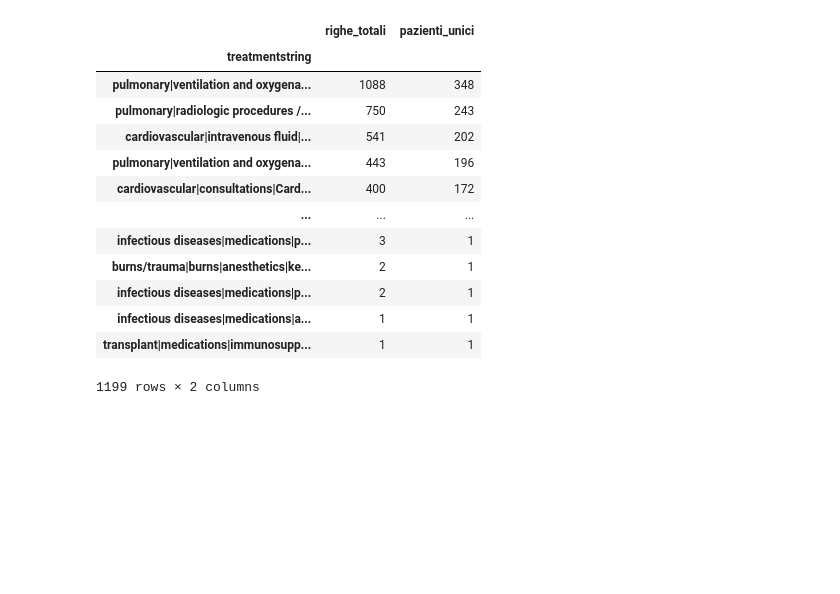
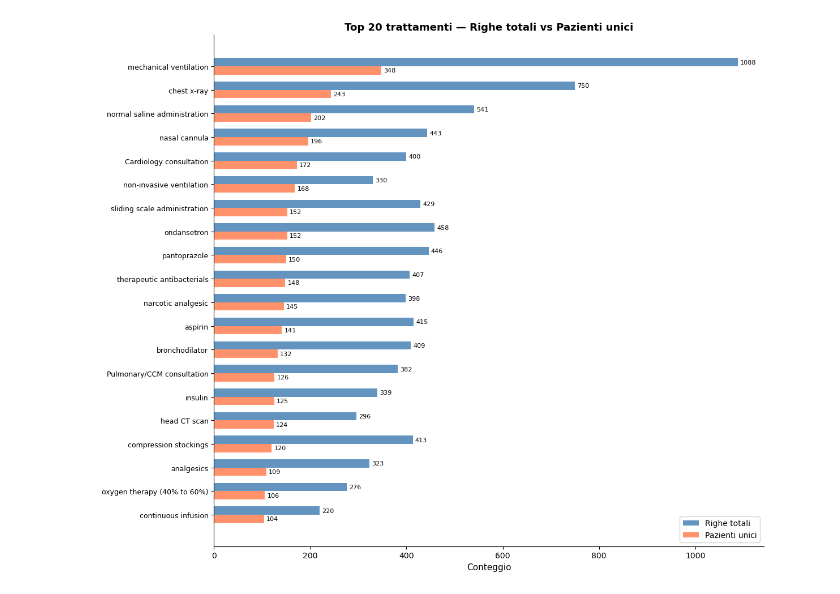
Before and after one commit to XXY126/Causal-Inference-on-eICU-collaborative-research-database, a Jupyter notebook: notebooks/data_exploring.ipynb, the cells around one changed output. Saved outputs shown, nothing was run; the diff lists cells and outputs as text; code cells hidden in the pictures; blank space fills up the shorter version.

```diff
--- a/notebooks/data_exploring.ipynb
+++ b/notebooks/data_exploring.ipynb
@@ -5,6 +7,7 @@ import os
 # %%
-# get the current working directory
-current_working_directory = os.getcwd()
+DATA_DIR = Path("../data/raw")
 
-# print output to the console
-print(current_working_directory)
+df_p = pd.read_csv(DATA_DIR / "patient.csv")
+df_t = pd.read_csv(DATA_DIR / "treatment.csv")
+df_v = pd.read_csv(DATA_DIR / "vitalPeriodic.csv")
+df_h = pd.read_csv(DATA_DIR / "hospital.csv")
@@ -13,30 +14,51 @@ print(current_working_directory)
 # %%
-df_p = pd.read_csv("../data/raw/patient.csv")
-
-df_t = pd.read_csv("../data/raw/treatment.csv")
-
-
-df_t['treatmentstring'].value_counts()
-# Pazienti unici per trattamento
-df_t.groupby('treatmentstring')['patientunitstayid'].nunique().sort_values(ascending=False)
-
-pd.DataFrame({
+df_counts = pd.DataFrame({
     'righe_totali': df_t['treatmentstring'].value_counts(),
     'pazienti_unici': df_t.groupby('treatmentstring')['patientunitstayid'].nunique()
-}).sort_values('pazienti_unici', ascending=False)
+}).sort_values('pazienti_unici', ascending=True).tail(20)  # top 20
+
+# Accorcia le label (prendi solo l'ultimo livello della gerarchia)
+df_counts.index = df_counts.index.str.split('|').str[-1]
+
+fig, ax = plt.subplots(figsize=(12, 10))
+
+y = range(len(df_counts))
+height = 0.35
+
+bars1 = ax.barh(
+    [i + height/2 for i in y],   #posizione delle barre
+    df_counts['righe_totali'],
+    height=height,
+    label='Righe totali',
+    color='steelblue',
+    alpha=0.85
+)
+bars2 = ax.barh(
+    [i - height/2 for i in y],
+    df_counts['pazienti_unici'],
+    height=height,
+    label='Pazienti unici',
+    color='coral',
+    alpha=0.85
+)
+
+# Etichette valori
+for bar in bars1:
+    ax.text(bar.get_width() + 5, bar.get_y() + bar.get_height()/2,   #posizione testo centrato e a destra del wigdht
+            f'{int(bar.get_width())}', va='center', fontsize=8)
+for bar in bars2:
+    ax.text(bar.get_width() + 5, bar.get_y() + bar.get_height()/2,
+            f'{int(bar.get_width())}', va='center', fontsize=8)
+
+ax.set_yticks(list(y))
+ax.set_yticklabels(df_counts.index, fontsize=9)
+ax.set_xlabel('Conteggio', fontsize=11)
+ax.set_title('Top 20 trattamenti — Righe totali vs Pazienti unici', fontsize=13, fontweight='bold')
+ax.legend(fontsize=10)
+ax.spines['top'].set_visible(False)
+ax.spines['right'].set_visible(False)
+plt.tight_layout()
+plt.show()
 # %% [output]
-|  | righe_totali | pazienti_unici |
-| treatmentstring |  |  |
-| pulmonary|ventilation and oxygena... | 1088 | 348 |
-| pulmonary|radiologic procedures /... | 750 | 243 |
-| cardiovascular|intravenous fluid|... | 541 | 202 |
-| pulmonary|ventilation and oxygena... | 443 | 196 |
-| cardiovascular|consultations|Card... | 400 | 172 |
-| ... | ... | ... |
-| infectious diseases|medications|p... | 3 | 1 |
-| burns/trauma|burns|anesthetics|ke... | 2 | 1 |
-| infectious diseases|medications|p... | 2 | 1 |
-| infectious diseases|medications|a... | 1 | 1 |
-| transplant|medications|immunosupp... | 1 | 1 |
-1199 rows × 2 columns
+[figure, added]
 # %%
```
Also changed, not shown: parts of 4 cells of this notebook, 2 other files.
